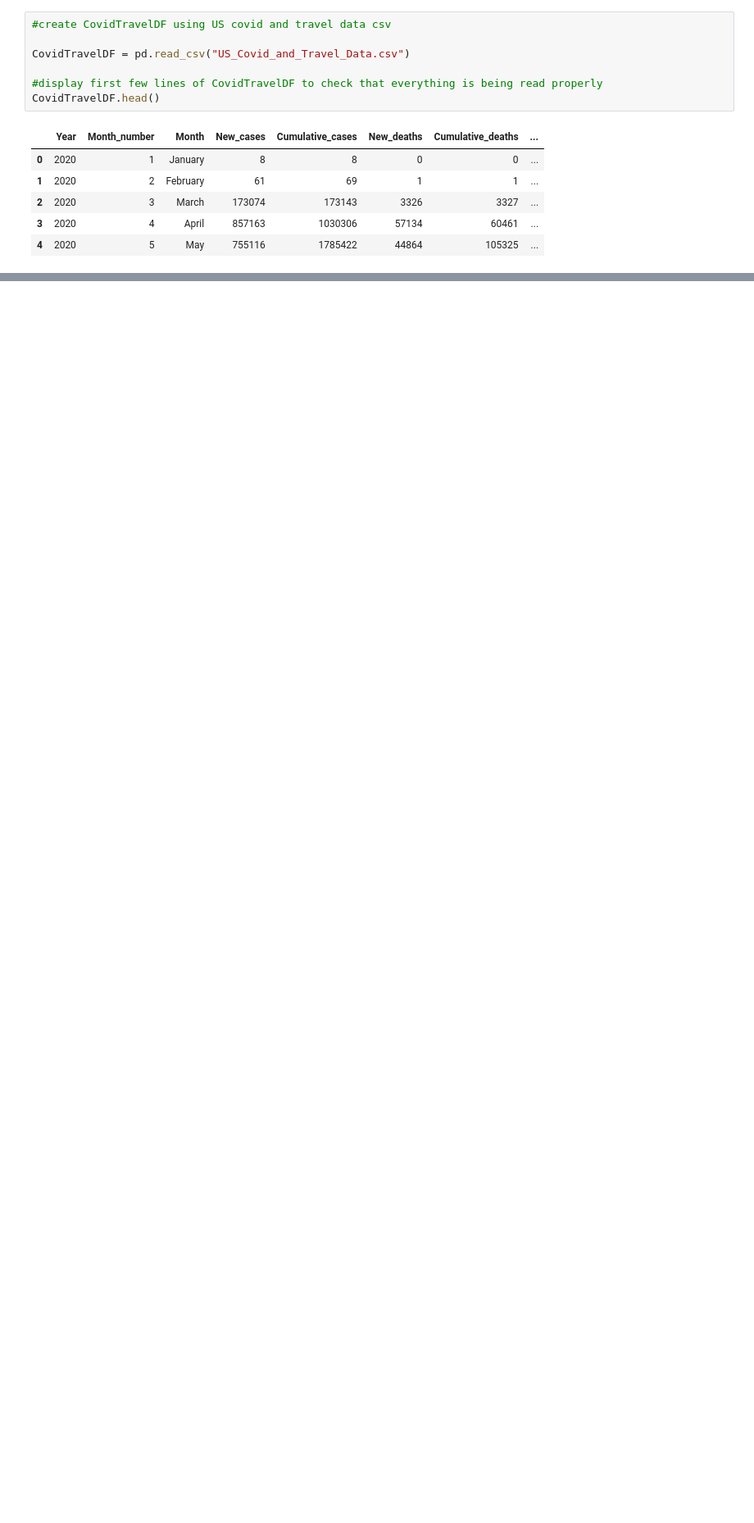
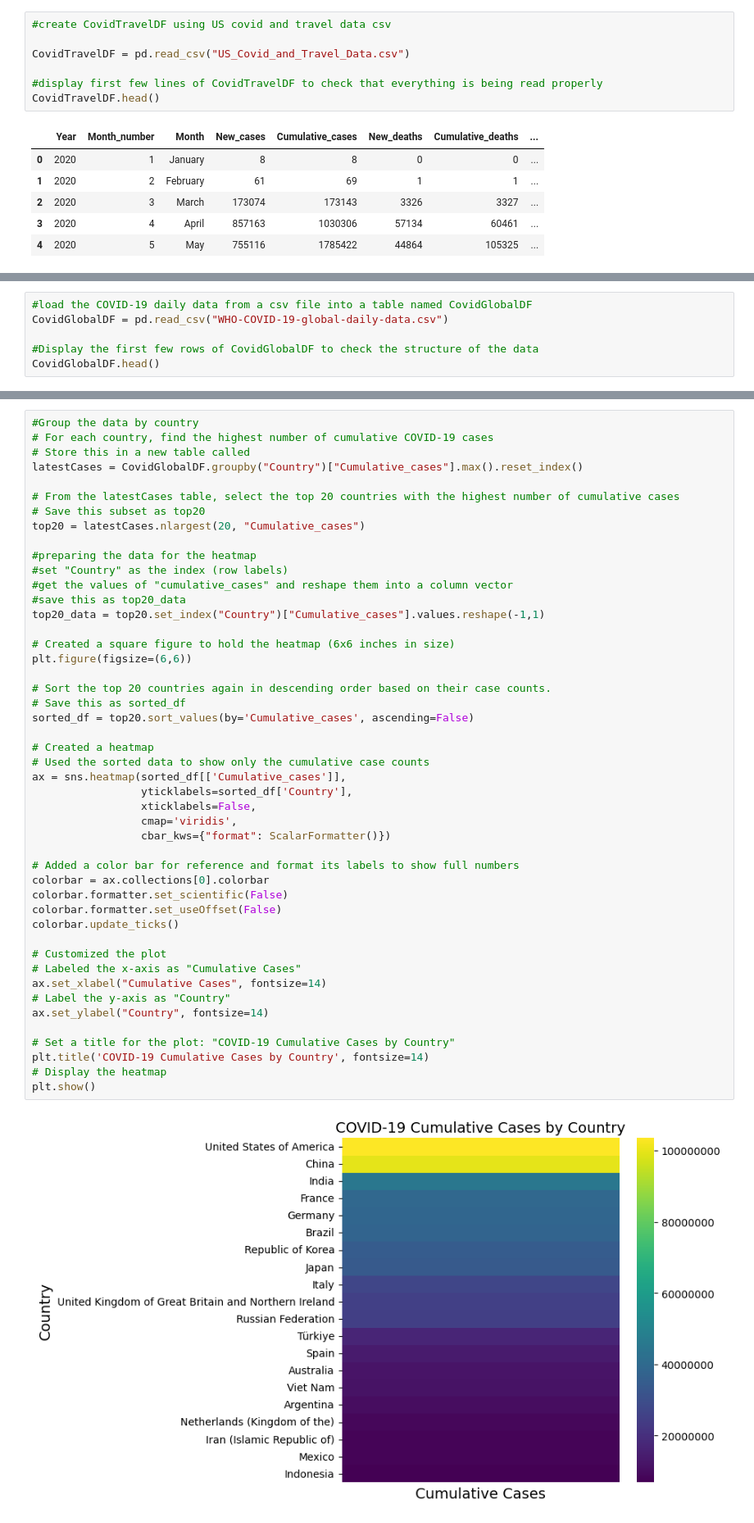
Before and after one commit to aubreyleneweaver/CovidTravelProject, a Jupyter notebook: FinalProjectVisualizations.ipynb, the cells around one changed output, grey strips where cells are left out. Shown at 82% size. Drawn from its saved outputs; the diff is of its cells as text; blank space fills up the shorter version.

```diff
--- a/FinalProjectVisualizations.ipynb
+++ b/FinalProjectVisualizations.ipynb
@@ -78,0 +105,6 @@ ax1.legend(travel_handles + covid_handles,
+# %%
+#load the COVID-19 daily data from a csv file into a table named CovidGlobalDF
+CovidGlobalDF = pd.read_csv("WHO-COVID-19-global-daily-data.csv")
+
+#Display the first few rows of CovidGlobalDF to check the structure of the data
+CovidGlobalDF.head()
@@ -78,0 +118,49 @@ ax1.legend(travel_handles + covid_handles,
+# %%
+#Group the data by country
+# For each country, find the highest number of cumulative COVID-19 cases
+# Store this in a new table called
+latestCases = CovidGlobalDF.groupby("Country")["Cumulative_cases"].max().reset_index()
+
+# From the latestCases table, select the top 20 countries with the highest number of cumulative cases
+# Save this subset as top20
+top20 = latestCases.nlargest(20, "Cumulative_cases")
+
+#preparing the data for the heatmap
+#set "Country" as the index (row labels)
+#get the values of "cumulative_cases" and reshape them into a column vector
+#save this as top20_data
+top20_data = top20.set_index("Country")["Cumulative_cases"].values.reshape(-1,1)
+
+# Created a square figure to hold the heatmap (6x6 inches in size)
+plt.figure(figsize=(6,6))
+
+# Sort the top 20 countries again in descending order based on their case counts.
+# Save this as sorted_df
+sorted_df = top20.sort_values(by='Cumulative_cases', ascending=False)
+
+# Created a heatmap
+# Used the sorted data to show only the cumulative case counts
+ax = sns.heatmap(sorted_df[['Cumulative_cases']],
+                 yticklabels=sorted_df['Country'],
+                 xticklabels=False,
+                 cmap='viridis',
+                 cbar_kws={"format": ScalarFormatter()})
+
+# Added a color bar for reference and format its labels to show full numbers
+colorbar = ax.collections[0].colorbar
+colorbar.formatter.set_scientific(False)
+colorbar.formatter.set_useOffset(False)
+colorbar.update_ticks()
+
+# Customized the plot
+# Labeled the x-axis as "Cumulative Cases"
+ax.set_xlabel("Cumulative Cases", fontsize=14)
+# Label the y-axis as "Country"
+ax.set_ylabel("Country", fontsize=14)
+
+# Set a title for the plot: "COVID-19 Cumulative Cases by Country"
+plt.title('COVID-19 Cumulative Cases by Country', fontsize=14)
+# Display the heatmap
+plt.show()
+# %% [output]
+[figure, added]
```
Also changed, not shown: parts of 4 cells of this notebook.
